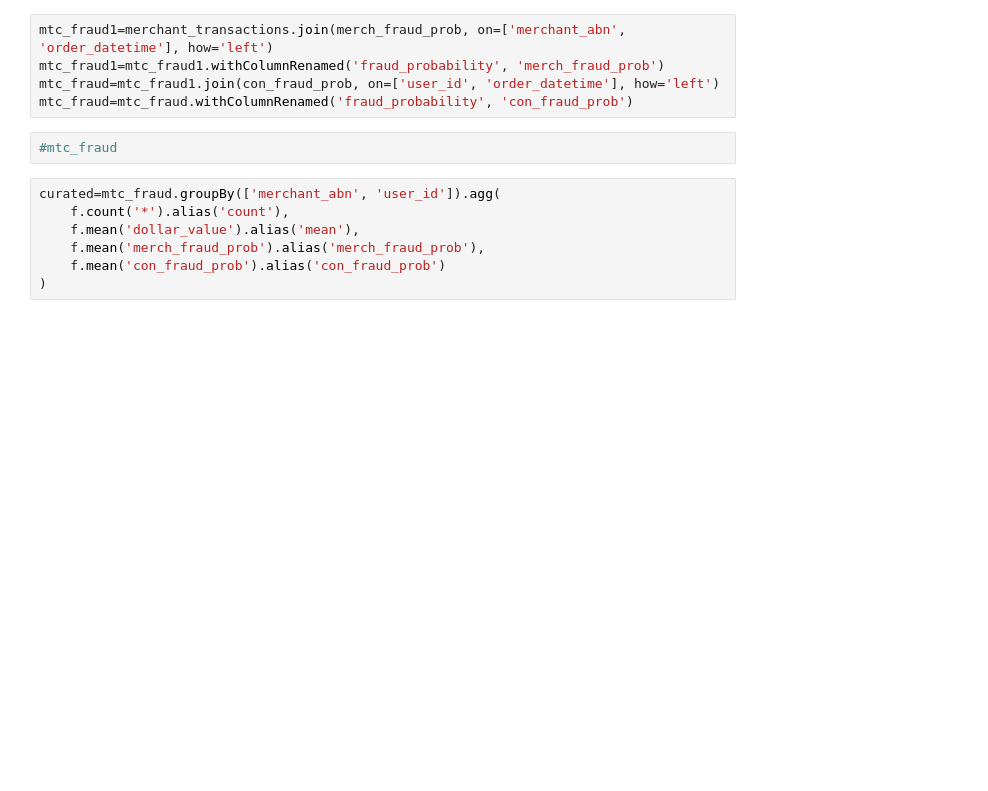
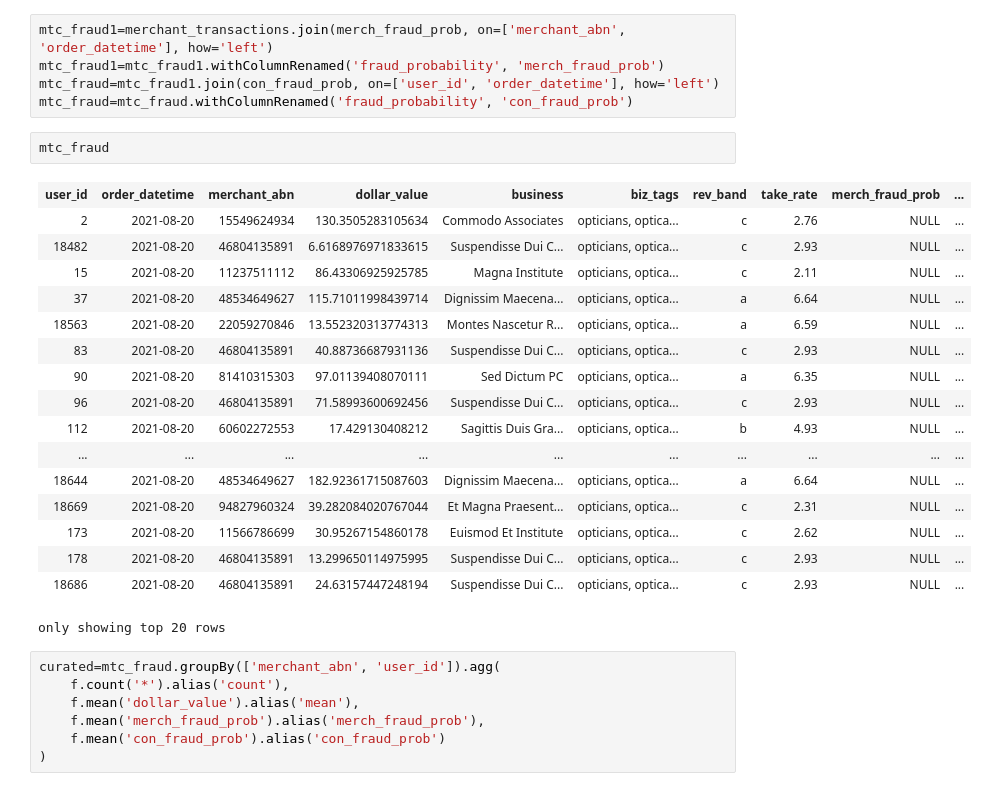
Before and after one commit to josjones407/project-2-group-buy-now-pay-later-industry-project-44, a Jupyter notebook: scripts/data_read_merge.ipynb, the cells around one changed output. Cells and saved outputs as stored; diff of their text form; blank space fills up the shorter version.

```diff
--- a/scripts/data_read_merge.ipynb
+++ b/scripts/data_read_merge.ipynb
@@ -264,7 +302,25 @@ mtc_fraud1=mtc_fraud1.withColumnRenamed('fraud_probability', 'merch_fraud_prob')
 mtc_fraud=mtc_fraud1.join(con_fraud_prob, on=['user_id', 'order_datetime'], how='left')
 mtc_fraud=mtc_fraud.withColumnRenamed('fraud_probability', 'con_fraud_prob')
 # %%
-#mtc_fraud
+mtc_fraud
+# %% [output]
+| user_id | order_datetime | merchant_abn | dollar_value | business | biz_tags | rev_band | take_rate | merch_fraud_prob | ... |
+| 2 | 2021-08-20 | 15549624934 | 130.3505283105634 | Commodo Associates | opticians, optica... | c | 2.76 | NULL | ... |
+| 18482 | 2021-08-20 | 46804135891 | 6.6168976971833615 | Suspendisse Dui C... | opticians, optica... | c | 2.93 | NULL | ... |
+| 15 | 2021-08-20 | 11237511112 | 86.43306925925785 | Magna Institute | opticians, optica... | c | 2.11 | NULL | ... |
+| 37 | 2021-08-20 | 48534649627 | 115.71011998439714 | Dignissim Maecena... | opticians, optica... | a | 6.64 | NULL | ... |
+| 18563 | 2021-08-20 | 22059270846 | 13.552320313774313 | Montes Nascetur R... | opticians, optica... | a | 6.59 | NULL | ... |
+| 83 | 2021-08-20 | 46804135891 | 40.88736687931136 | Suspendisse Dui C... | opticians, optica... | c | 2.93 | NULL | ... |
+| 90 | 2021-08-20 | 81410315303 | 97.01139408070111 | Sed Dictum PC | opticians, optica... | a | 6.35 | NULL | ... |
+| 96 | 2021-08-20 | 46804135891 | 71.58993600692456 | Suspendisse Dui C... | opticians, optica... | c | 2.93 | NULL | ... |
+| 112 | 2021-08-20 | 60602272553 | 17.429130408212 | Sagittis Duis Gra... | opticians, optica... | b | 4.93 | NULL | ... |
+| ... | ... | ... | ... | ... | ... | ... | ... | ... | ... |
+| 18644 | 2021-08-20 | 48534649627 | 182.92361715087603 | Dignissim Maecena... | opticians, optica... | a | 6.64 | NULL | ... |
+| 18669 | 2021-08-20 | 94827960324 | 39.282084020767044 | Et Magna Praesent... | opticians, optica... | c | 2.31 | NULL | ... |
+| 173 | 2021-08-20 | 11566786699 | 30.95267154860178 | Euismod Et Institute | opticians, optica... | c | 2.62 | NULL | ... |
+| 178 | 2021-08-20 | 46804135891 | 13.299650114975995 | Suspendisse Dui C... | opticians, optica... | c | 2.93 | NULL | ... |
+| 18686 | 2021-08-20 | 46804135891 | 24.63157447248194 | Suspendisse Dui C... | opticians, optica... | c | 2.93 | NULL | ... |
+only showing top 20 rows
 # %%
 curated=mtc_fraud.groupBy(['merchant_abn', 'user_id']).agg(
     f.count('*').alias('count'),
```
Also changed, not shown: parts of 9 cells of this notebook, 2 other files.
